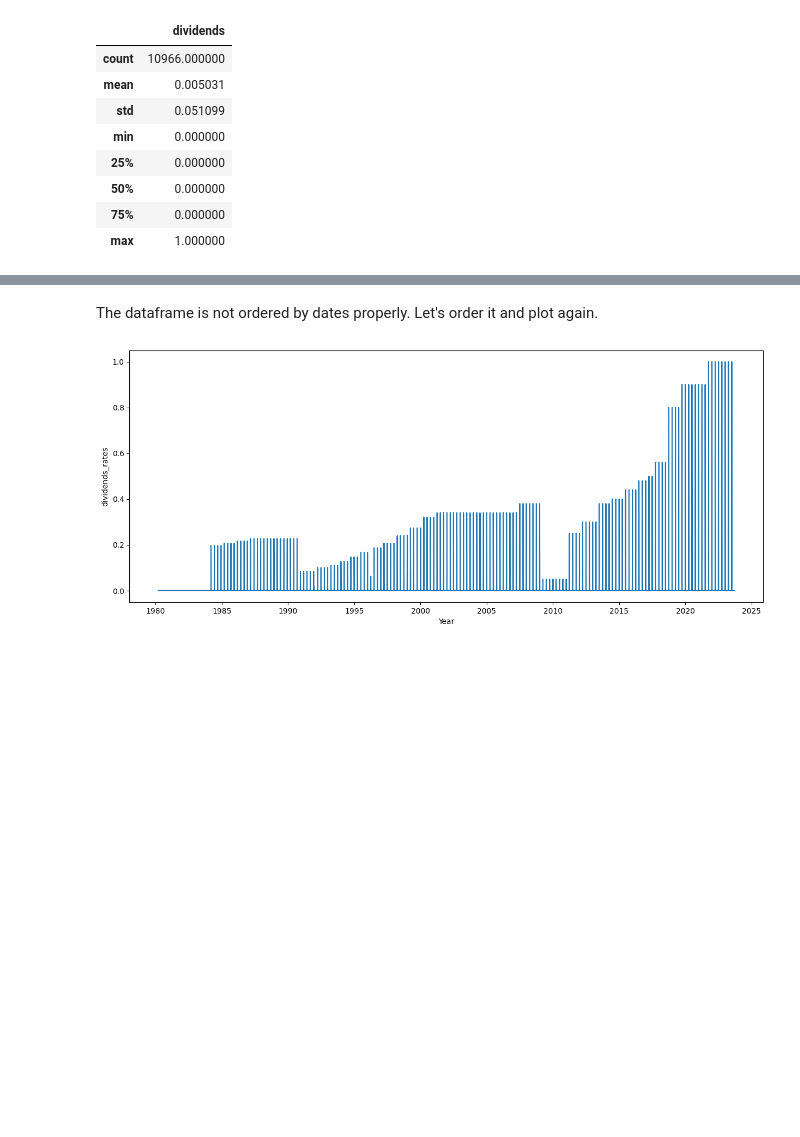
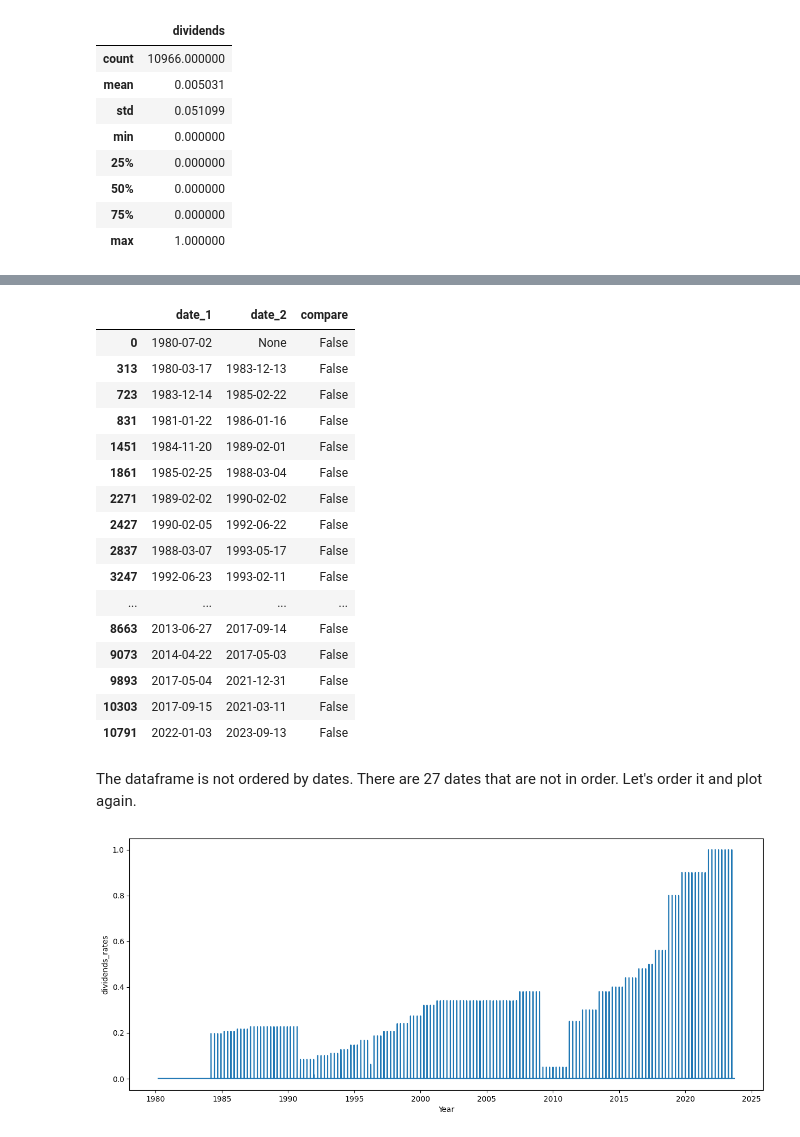
Before and after one commit to tharina11/Financial-Data-Analysis, a Jupyter notebook: Data Exploration/Dividends data variation over time.ipynb, the cells around one changed output, grey strips where cells are left out. Saved outputs shown, nothing was run; the diff lists cells and outputs as text; code cells hidden in the pictures; blank space fills up the shorter version.

Commit message:
Explore date column
Explored and sorted dataframe by date

```diff
--- a/Data Exploration/Dividends data variation over time.ipynb
+++ b/Data Exploration/Dividends data variation over time.ipynb
@@ -52,0 +55,6 @@ plt.show()
+# %%
+# Create a lagged version of the date column
+values = dividends_rates['date']
+columns = [values]
+columns.append(values.shift(1))
+dataframe = concat(columns, axis=1)
@@ -52,0 +65,11 @@ plt.show()
+# %%
+# Rename the duplicate columns
+cols = []
+count = 1
+for column in dataframe.columns:
+    if column == 'date':
+        cols.append(f'date_{count}')
+        count+=1
+        continue
+    cols.append(column)
+dataframe.columns = cols
@@ -53,3 +92,26 @@ plt.show()
+# %%
+# Create a new column to check order of the date column
+comparison_column = np.where(dataframe["date_1"] > dataframe["date_2"], True, False)
+dataframe["compare"] = comparison_column
+dataframe.loc[dataframe['compare'] == False]
+# %% [output]
+|  | date_1 | date_2 | compare |
+| 0 | 1980-07-02 | None | False |
+| 313 | 1980-03-17 | 1983-12-13 | False |
+| 723 | 1983-12-14 | 1985-02-22 | False |
+| 831 | 1981-01-22 | 1986-01-16 | False |
+| 1451 | 1984-11-20 | 1989-02-01 | False |
+| 1861 | 1985-02-25 | 1988-03-04 | False |
+| 2271 | 1989-02-02 | 1990-02-02 | False |
+| 2427 | 1990-02-05 | 1992-06-22 | False |
+| 2837 | 1988-03-07 | 1993-05-17 | False |
+| 3247 | 1992-06-23 | 1993-02-11 | False |
+| ... | ... | ... | ... |
+| 8663 | 2013-06-27 | 2017-09-14 | False |
+| 9073 | 2014-04-22 | 2017-05-03 | False |
+| 9893 | 2017-05-04 | 2021-12-31 | False |
+| 10303 | 2017-09-15 | 2021-03-11 | False |
+| 10791 | 2022-01-03 | 2023-09-13 | False |
 # %% [markdown]
-The dataframe is not ordered by dates properly. Let's order it and plot again.
+The dataframe is not ordered by dates. There are 27 dates that are not in order. Let's order it and plot again.
 # %%
```
Also changed, not shown: parts of 7 cells of this notebook.
